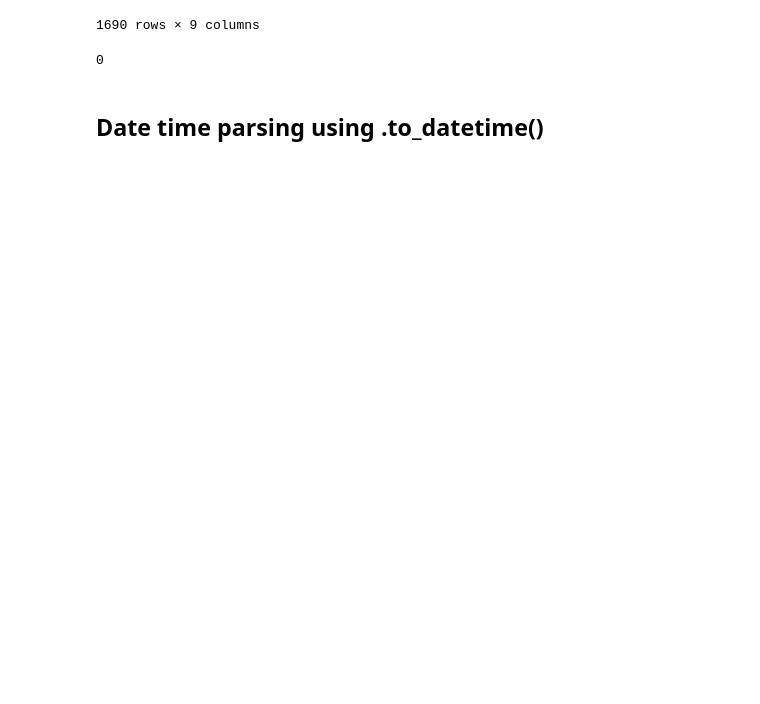
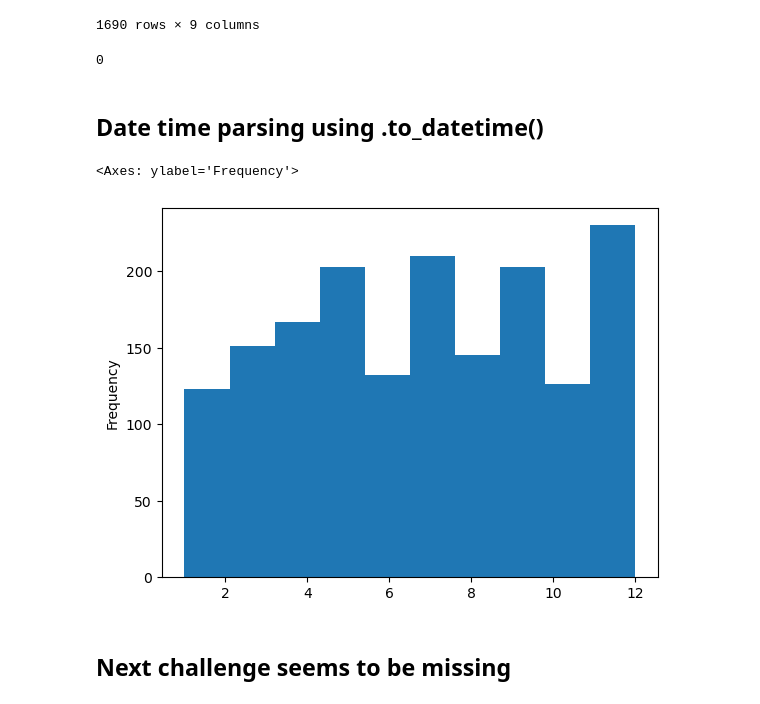
Before and after one commit to LinkedInLearning/pandas-code-challenges-3017222, a Jupyter notebook: 03_02_begin.ipynb, the cells around one changed output. Drawn from its saved outputs; the diff is of its cells as text; code cells hidden in the pictures; blank space fills up the shorter version.

```diff
--- a/03_02_begin.ipynb
+++ b/03_02_begin.ipynb
@@ -132,3 +133,12 @@ df['fatalities'].isna().sum()
 0
 # %% [markdown]
 ## Date time parsing using .to_datetime()
+# %%
+df['date'] = pd.to_datetime(df.date, format= "%m/%d/%y")
+# %%
+df['date'].dt.month.plot(kind="hist")
+# %% [output]
+<Axes: ylabel='Frequency'>
+[figure, added]
+# %% [markdown]
+## Next challenge seems to be missing
```
Also changed, not shown: parts of 13 cells of this notebook, 17 other files.
